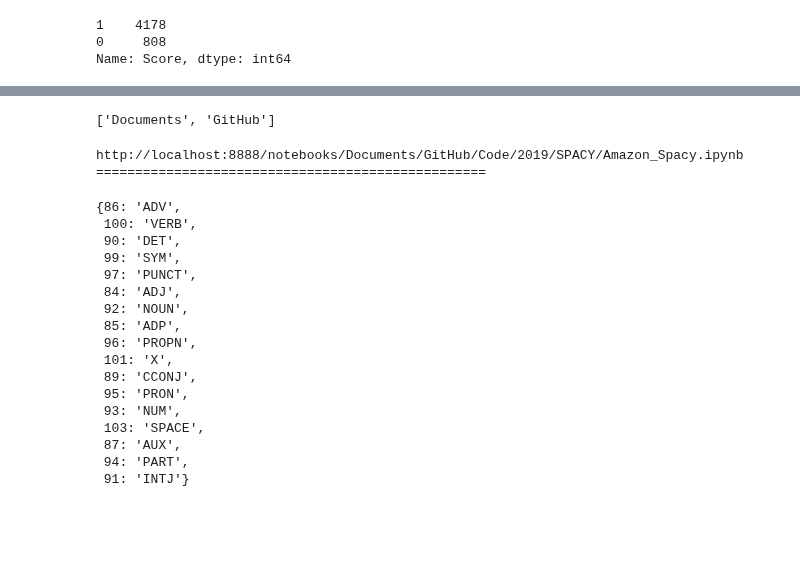
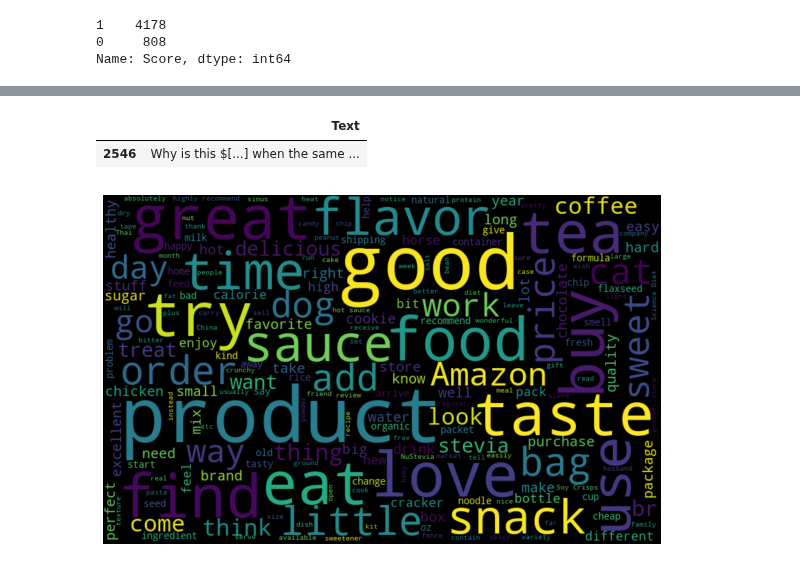
Before and after one commit to nov012017/Code, a Jupyter notebook: 2019/SPACY/Amazon_Spacy.ipynb, the cells around one changed output, grey strips where cells are left out. Drawn from its saved outputs; the diff is of its cells as text; code cells hidden in the pictures; blank space fills up the shorter version.

```diff
--- a/2019/SPACY/Amazon_Spacy.ipynb
+++ b/2019/SPACY/Amazon_Spacy.ipynb
@@ -224,6 +225,6 @@ final.head()
 | 1146 | 1245 | B00002Z754 | A29Z5PI9BW2PU3 | Robbie | 7 | 7 | 1 | ... |
 | 2942 | 3204 | B000084DVR | A1UGDJP1ZJWVPF | T. Moore "thoughtful reader" | 1 | 1 | 1 | ... |
 # %%
-final_1=final.iloc[0:500,:]
+final_1=final[0:500]
 final_1.shape
 # %% [output]
@@ -237,7 +238,8 @@ def keep_token(t):
                  t.is_stop or t.like_num))
 
 def lemmatize_doc(doc):
-    return [t.lemma_ for t in doc if keep_token(t)]
+    lemmatied_words=[t.lemma_ for t in doc if keep_token(t)]
+    return ' '.join([text for text in lemmatied_words])
 
 def porter_stemmer_1(doc):
     words=nltk.word_tokenize(doc)
@@ -248,5 +250,4 @@ def porter_stemmer_1(doc):
 def porter_stemmer_1(doc):
     return [stemmer.stem(doc[t]) for t in range(len(doc)) if keep_token(doc[t])]
 
-docs = [lemmatize_doc((nlp(doc))) for doc in final_1['Text']]
-docs
+final_1['Preprocessed_Text'] = [lemmatize_doc((nlp(doc))) for doc in final_1['Text']]
@@ -271,38 +254,16 @@ docs
-# %%
-lemmatize_doc((nlp('''
-http://localhost:8888/notebooks/Documents/GitHub/Code/2019/SPACY/Amazon_Spacy.ipynb
-''')))
-# %% [output]
-['Documents', 'GitHub']
-# %%
-soup = BeautifulSoup('''http://localhost:8888/notebooks/Documents/GitHub/Code/2019/SPACY/Amazon_Spacy.ipynb''', 'lxml')
-text = soup.get_text()
-print(text)
-print("="*50)
-# %% [output]
-http://localhost:8888/notebooks/Documents/GitHub/Code/2019/SPACY/Amazon_Spacy.ipynb
-==================================================
-# %%
-dict_pos={}
-for i in final_1['Text']:
-    sent=nlp(i)
-    dict_pos.update({m.pos:m.pos_ for m in sent})
-dict_pos
-# %% [output]
-{86: 'ADV',
- 100: 'VERB',
- 90: 'DET',
- 99: 'SYM',
- 97: 'PUNCT',
- 84: 'ADJ',
- 92: 'NOUN',
- 85: 'ADP',
- 96: 'PROPN',
- 101: 'X',
- 89: 'CCONJ',
- 95: 'PRON',
- 93: 'NUM',
- 103: 'SPACE',
- 87: 'AUX',
- 94: 'PART',
- 91: 'INTJ'}
+# %%
+final.iloc[0:1,9:10]
+# %% [output]
+|  | Text |
+| 2546 | Why is this $[...] when the same ... |
+# %%
+all_words = ' '.join([text for text in final_1['Preprocessed_Text']])
+from wordcloud import WordCloud
+wordcloud = WordCloud(width=800, height=500, random_state=21, max_font_size=110).generate(all_words)
+
+plt.figure(figsize=(10, 7))
+plt.imshow(wordcloud, interpolation="bilinear")
+plt.axis('off')
+plt.show()
+# %% [output]
+[figure, added]
```
Also changed, not shown: parts of 10 cells of this notebook, 2 other files.
